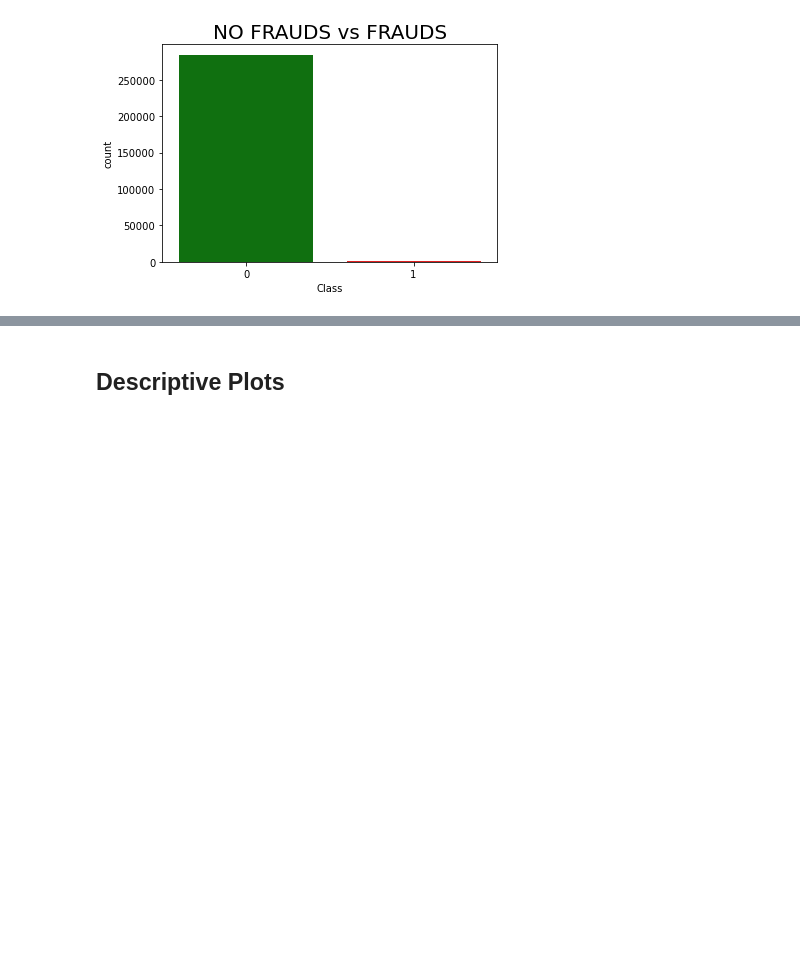
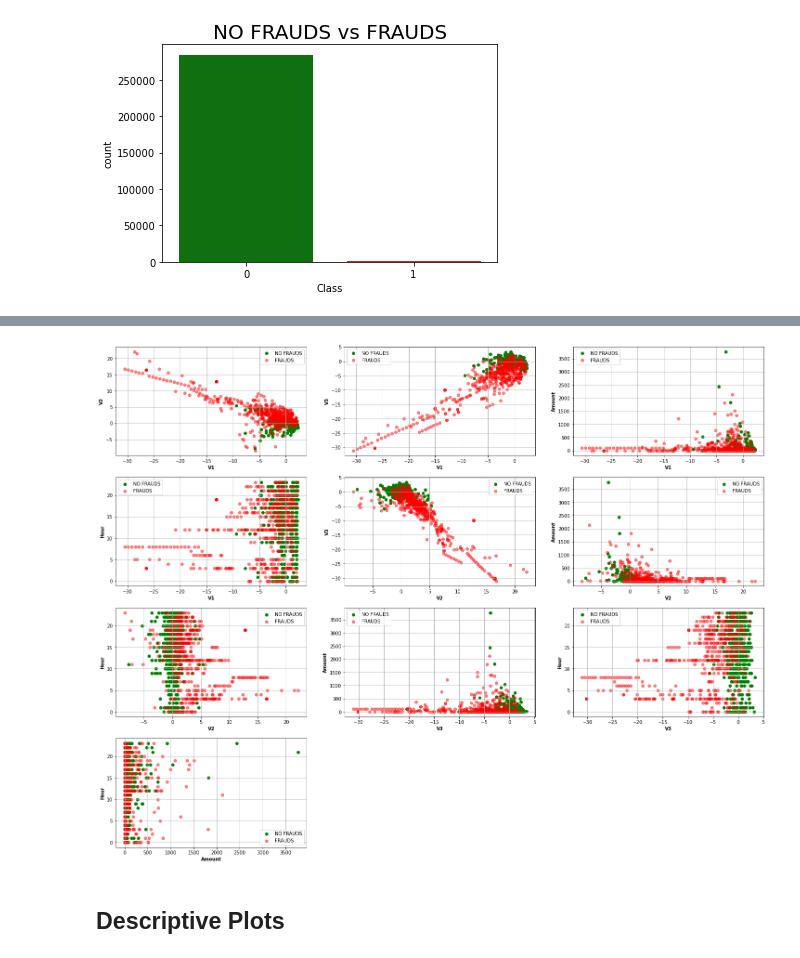
Before and after one commit to pierpaolododorico/credit_cart_frauds, a Jupyter notebook: notebooks/preprocessiong copy.ipynb, the cells around one changed output, grey strips where cells are left out. Drawn from its saved outputs; the diff is of its cells as text; code cells hidden in the pictures; blank space fills up the shorter version.

```diff
--- a/notebooks/preprocessiong copy.ipynb
+++ b/notebooks/preprocessiong copy.ipynb
@@ -75,3 +105,18 @@ df.head(3)
+# %%
+plt.figure(figsize=(25, 25))
+for idx, feat in enumerate(list(combinations(['V1','V2','V3','Amount','Hour'],2))):
+  plt.subplot(5, 3 , idx + 1)
+  plt.scatter(new_df[new_df['Class']==0][feat[0]], new_df[new_df['Class']==0][feat[1]],
+  marker='o', color='green', alpha=1, label='NO FRAUDS')
+  plt.scatter(new_df[new_df['Class']==1][feat[0]], new_df[new_df['Class']==1][feat[1]],
+  marker='o', color='red', alpha=0.5, label='FRAUDS')
+  plt.xlabel(feat[0], fontweight='bold')
+  plt.ylabel(feat[1], fontweight='bold')
+  plt.grid(True)
+  plt.legend()
+plt.show()
+# %% [output]
+[figure, added]
 # %% [markdown]
 ## Descriptive Plots
 # %%
```
Also changed, not shown: parts of 6 cells of this notebook.
